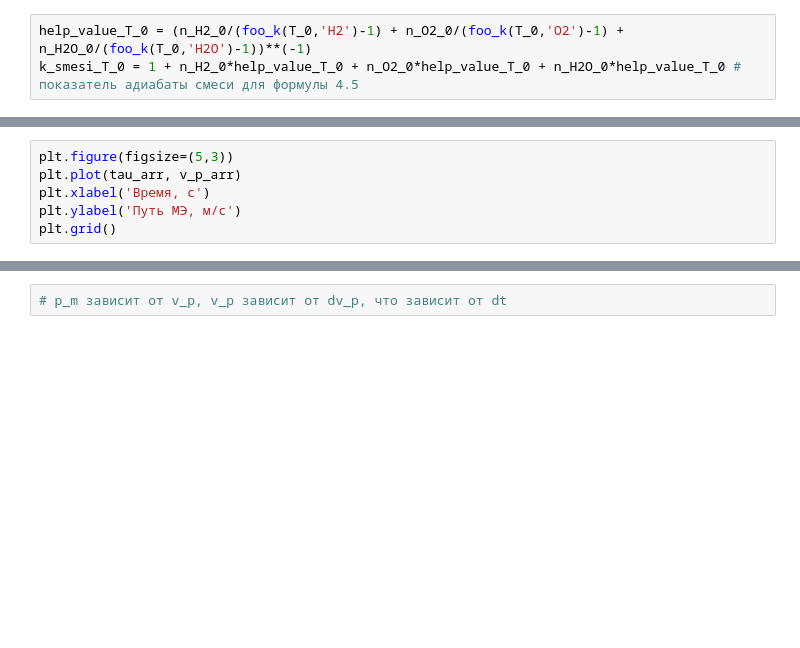
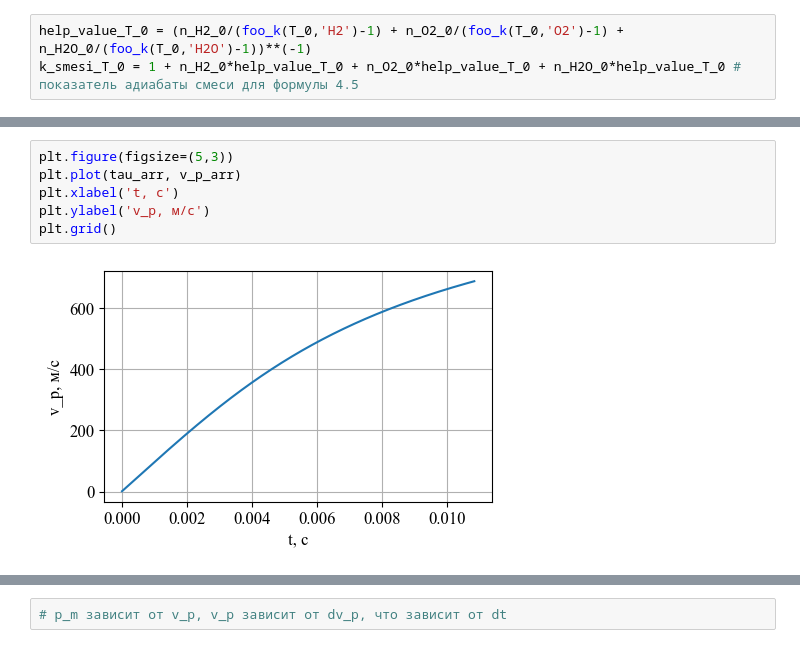
Before and after one commit to SamoilovSD/new_ballistic, a Jupyter notebook: new_ballistic_system.ipynb, the cells around one changed output, grey strips where cells are left out. Saved outputs shown, nothing was run; the diff lists cells and outputs as text; blank space fills up the shorter version.

```diff
--- a/new_ballistic_system.ipynb
+++ b/new_ballistic_system.ipynb
@@ -282,8 +287,10 @@ plt.grid()
 # %%
 plt.figure(figsize=(5,3))
 plt.plot(tau_arr, v_p_arr)
-plt.xlabel('Время, с')
-plt.ylabel('Путь МЭ, м/с')
+plt.xlabel('t, с')
+plt.ylabel('v_p, м/с')
 plt.grid()
+# %% [output]
+[figure, added]
 # %%
 m_H2_arr, m_O2_arr, m_H2O_arr
```
Also changed, not shown: parts of 10 cells of this notebook.
